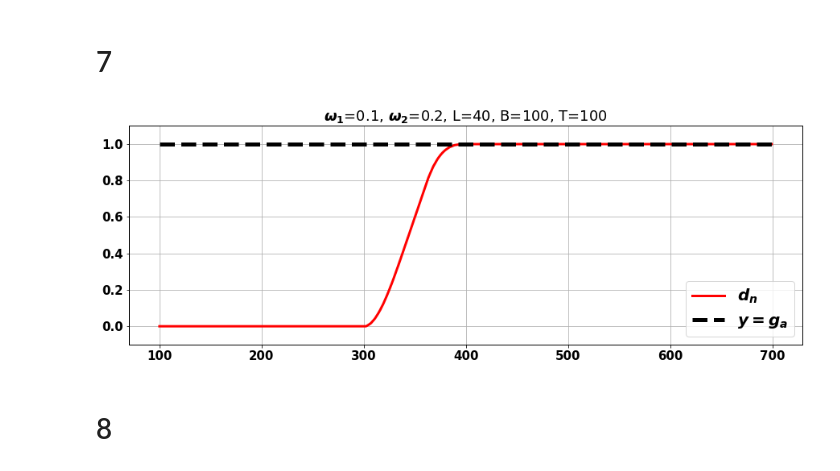
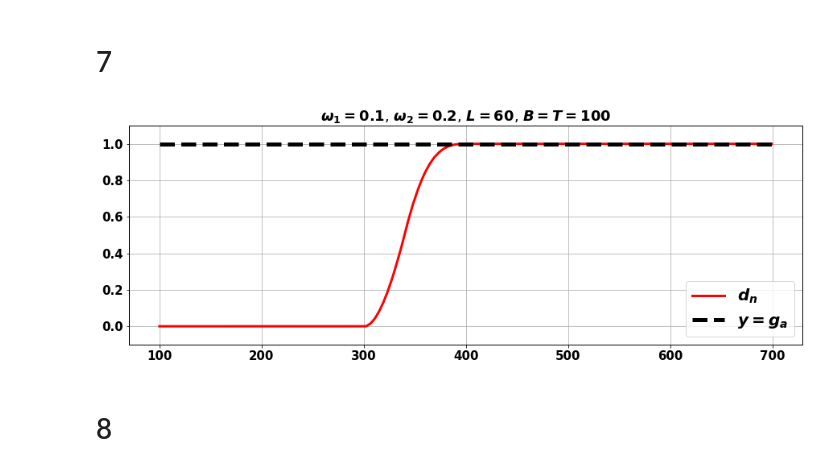
Before and after one commit to Loulaan/researchWork, a Jupyter notebook: System/imgs_graduation.ipynb, the cells around one changed output. Saved outputs shown, nothing was run; the diff lists cells and outputs as text; code cells hidden in the pictures.

```diff
--- a/System/imgs_graduation.ipynb
+++ b/System/imgs_graduation.ipynb
@@ -164,23 +164,23 @@ ax4.grid()
 # %%
 T_ = 100
 original_series = generate_series(w1, 1/3, Q, N)
 row1 = Hmatr(f=original_series, B=B, T=T_, L=L, neig=r, svdMethod=method).getRow()
 g_analytical = ThreshAnalytical(w1, w2, L, T_, 30, 0).value_after_heterogeneity
 colors = plt.cm.hsv(np.linspace(0, 1, 7))
 X = np.arange(T_, N)
 plt.figure(figsize=(15, 5))
 plt.plot(X, row1, label=r'$d_n$', color=colors[0], linewidth=3)
 plt.plot(X, [g_analytical]*len(row1), "--", label=r'$y = g_a$', color="black", linewidth=5)
 
 
-plt.title(fr"$\omega_1$={w1}, $\omega_2$={w2}, L={L}, B={B}, T={T_}")
+plt.title(r"$\omega_1=0.1$, $\omega_2=0.2$, $L=60$, $B=T=100$")
 plt.legend(loc='lower right')
 plt.ylim((-0.1, 1.1))
 plt.grid()
 plt.show()
 # example_approx.png
 # %% [output]
-[figure, old version]
+[figure, new version]
 # %% [markdown]
 # 8
 # %%
```
Also changed, not shown: 4 other files.
